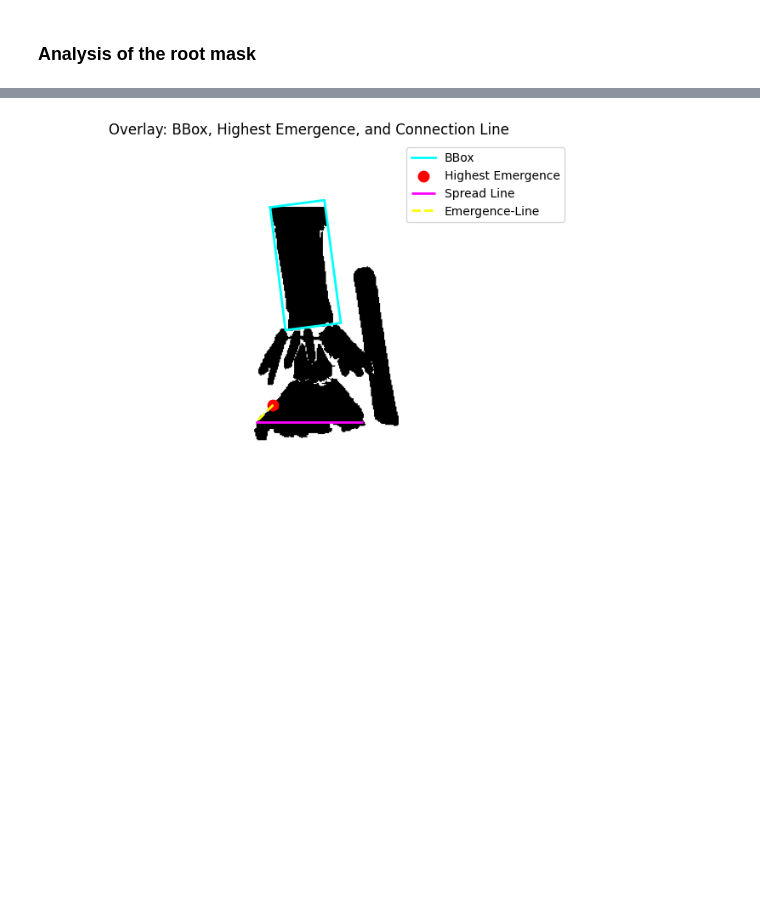
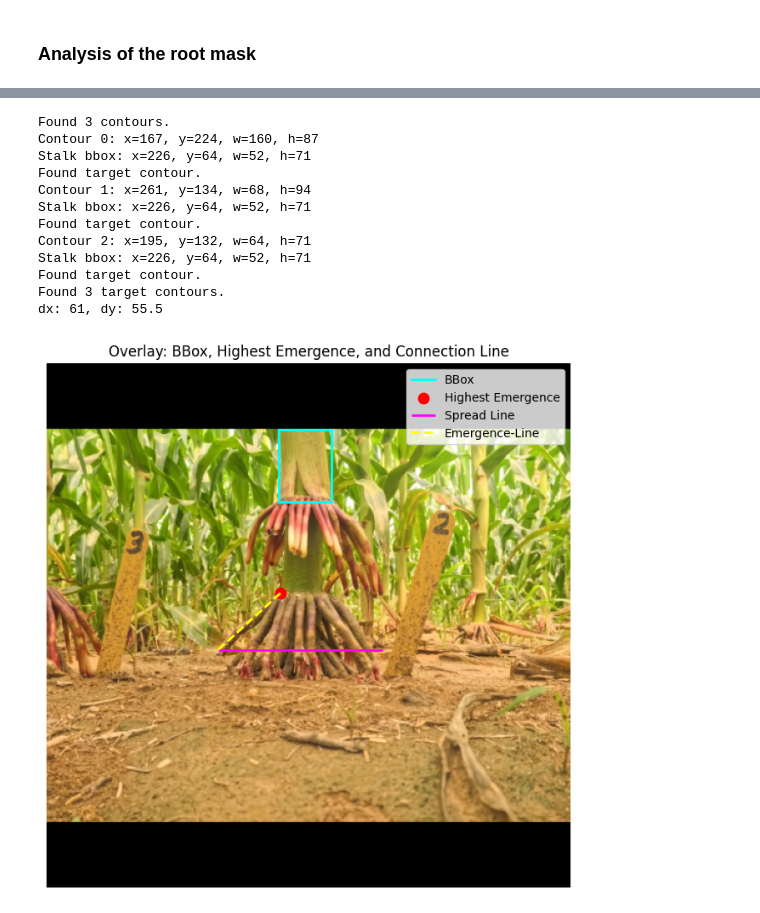
Before and after one commit to KopiousKarp/code_notebooks, a Jupyter notebook: plant_segs/plantcv_phenotype_extractor.ipynb, the cells around one changed output, grey strips where cells are left out. Saved outputs shown, nothing was run; the diff lists cells and outputs as text; code cells hidden in the pictures; blank space fills up the shorter version.

```diff
--- a/plant_segs/plantcv_phenotype_extractor.ipynb
+++ b/plant_segs/plantcv_phenotype_extractor.ipynb
@@ -28,13 +34,13 @@ import numpy as np
 from PadSquare import PadSquare
 device = torch.device("cuda" if torch.cuda.is_available() else "cpu")
 print(f"Using device: {device}")
-coco_roots = ['/work/2021_annot/images',
-              '/work/2022_annot/images',
+coco_roots = [#'/work/2021_annot/images',
+            #   '/work/2022_annot/images',
               '/work/2023_annot/images',
               '/work/2024_annot/images']
 
-coco_annFiles = ['/work/2021_annot/2021_annotations.json',
-                 '/work/2022_annot/2022_annotations.json',
+coco_annFiles = [#'/work/2021_annot/2021_annotations.json',
+                 #'/work/2022_annot/2022_annotations.json',
                  '/work/2023_annot/2023_annotations_corrected.json',
                  '/work/2024_annot/2024_annotations.json']
 standard_transform = transforms.v2.Compose([
@@ -406,33 +423,45 @@ mask0 = mask[0].cpu().numpy()
 
 # Create the figure and plot the mask background
 plt.figure(figsize=(8, 8))
-plt.imshow(mask0, cmap='gray')
+plt.imshow(image.permute(1,2,0), cmap='gray')
 plt.title("Overlay: BBox, Highest Emergence, and Connection Line")
 plt.axis('off')
 
 # Plot the bounding box by closing the polygon (bbox is numpy array of shape (4,2))
 bbox_closed = np.vstack([bbox, bbox[0]])
 plt.plot(bbox_closed[:, 0], bbox_closed[:, 1], color='cyan', linewidth=2, label='BBox')
 
 # Plot highest emergence if it exists
 if highest_emergence is not None:
     plt.scatter(highest_emergence[0], highest_emergence[1], c='red', s=80, label='Highest Emergence')
 
 # Plot the line from highest emergence to the spread_center if available
 if spread_center is not None and measurements.get('spread_width', 0) > 0:
     half_width = measurements['spread_width'] / 2
     plt.hlines(spread_center[1],
                 spread_center[0] - half_width,
                 spread_center[0] + half_width,
                 color='magenta',
                 linestyle='-',
                 linewidth=2,
                 label='Spread Line')
     if highest_emergence is not None and spread_center is not None:
         # Draw a line from highest emergence to spread_center
         plt.plot([highest_emergence[0], spread_center[0]- half_width], [highest_emergence[1], spread_center[1]],
              color='yellow', linestyle='--', linewidth=2, label='Emergence-Line')
 plt.legend(loc='upper right')
 plt.show()
 # %% [output]
+Found 3 contours.
+Contour 0: x=167, y=224, w=160, h=87
+Stalk bbox: x=226, y=64, w=52, h=71
+Found target contour.
+Contour 1: x=261, y=134, w=68, h=94
+Stalk bbox: x=226, y=64, w=52, h=71
+Found target contour.
+Contour 2: x=195, y=132, w=64, h=71
+Stalk bbox: x=226, y=64, w=52, h=71
+Found target contour.
+Found 3 target contours.
+dx: 61, dy: 55.5
-[figure, old version]
+[figure, new version]
```
Also changed, not shown: parts of 6 cells of this notebook, 8 other files.
